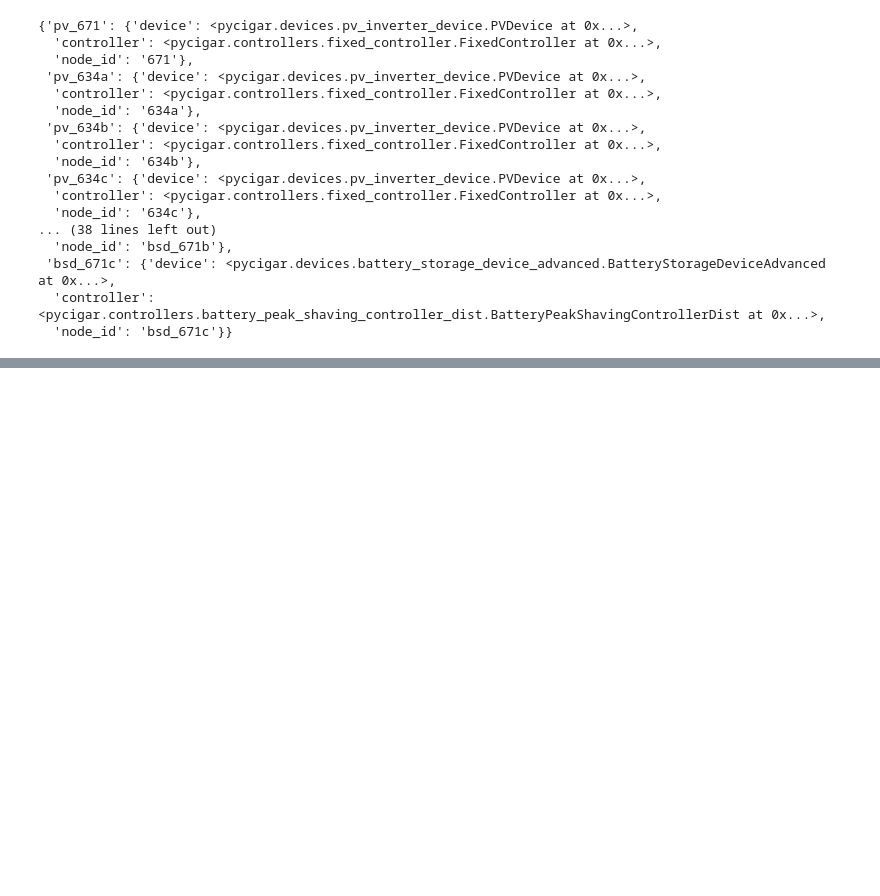
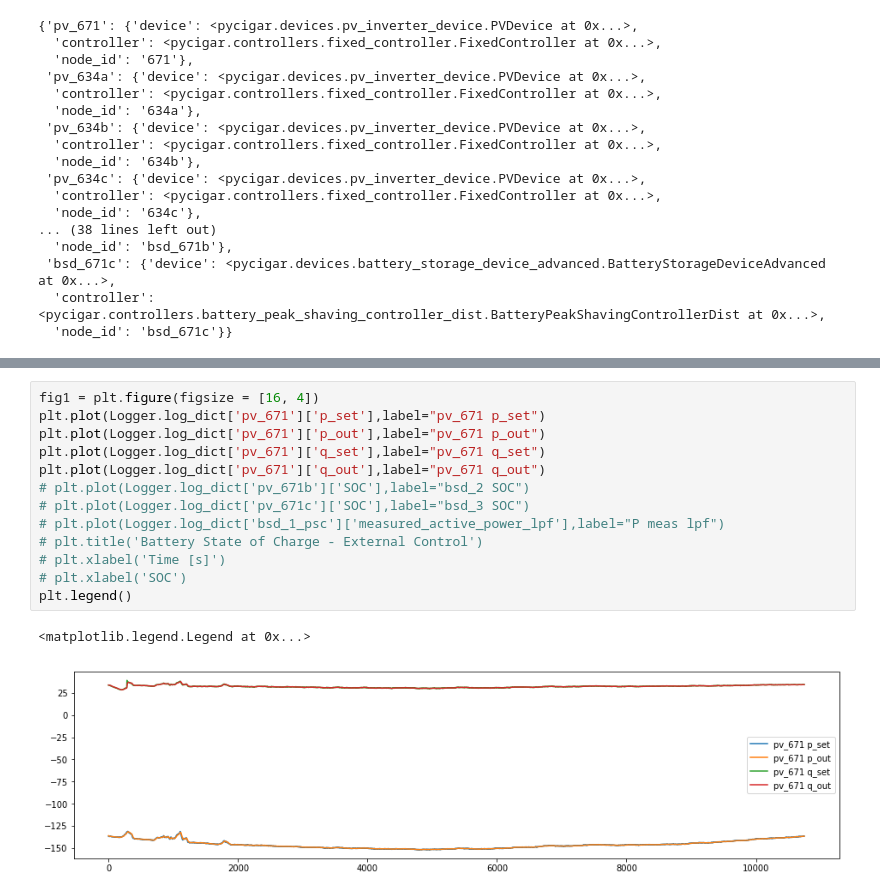
Before and after one commit to lbnl-cybersecurity/ceds-cigar, a Jupyter notebook: pycigar/zzz/Battery_Storage_Controller_Test_IEEE_13.ipynb, the cells around one changed output, grey strips where cells are left out. Cells and saved outputs as stored; diff of their text form; blank space fills up the shorter version.

```diff
--- a/pycigar/zzz/Battery_Storage_Controller_Test_IEEE_13.ipynb
+++ b/pycigar/zzz/Battery_Storage_Controller_Test_IEEE_13.ipynb
@@ -319,0 +337,16 @@ print(Logger.log_dict['network']['substation_power'][0])
+# %%
+fig1 = plt.figure(figsize = [16, 4])
+plt.plot(Logger.log_dict['pv_671']['p_set'],label="pv_671 p_set")
+plt.plot(Logger.log_dict['pv_671']['p_out'],label="pv_671 p_out")
+plt.plot(Logger.log_dict['pv_671']['q_set'],label="pv_671 q_set")
+plt.plot(Logger.log_dict['pv_671']['q_out'],label="pv_671 q_out")
+# plt.plot(Logger.log_dict['pv_671b']['SOC'],label="bsd_2 SOC")
+# plt.plot(Logger.log_dict['pv_671c']['SOC'],label="bsd_3 SOC")
+# plt.plot(Logger.log_dict['bsd_1_psc']['measured_active_power_lpf'],label="P meas lpf")
+# plt.title('Battery State of Charge - External Control')
+# plt.xlabel('Time [s]')
+# plt.xlabel('SOC')
+plt.legend()
+# %% [output]
+<matplotlib.legend.Legend at 0x...>
+[figure, added]
```
Also changed, not shown: parts of 5 cells of this notebook, 4 other files.
